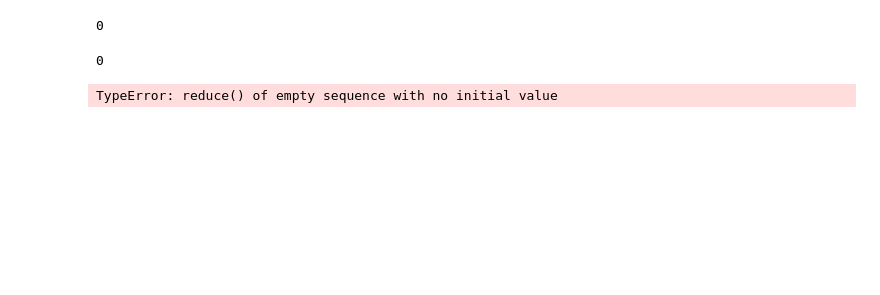
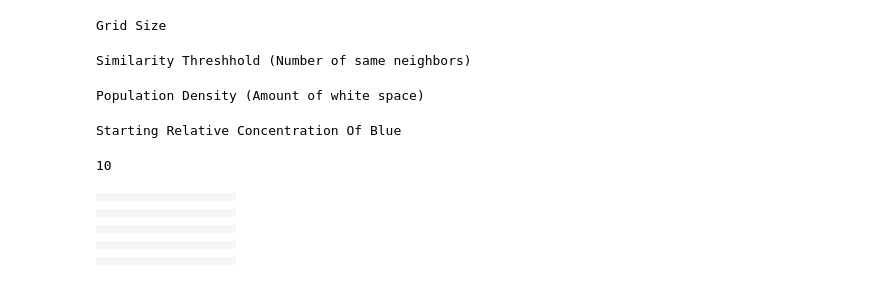
Before and after one commit to jhaslema/PHYS202-S14, a Jupyter notebook: SchellingModel.ipynb, the cells around one changed output. Saved outputs shown, nothing was run; the diff lists cells and outputs as text; code cells hidden in the pictures; blank space fills up the shorter version.

```diff
--- a/SchellingModel.ipynb
+++ b/SchellingModel.ipynb
@@ -10,14 +8,40 @@ WARNING: pylab import has clobbered these variables: ['interactive', 'grid']
 # %%
-gridSize = widgets.IntSliderWidget(min = 1,max = 40,stepsize=1,descripton = "Grid Size")
+print "Grid Size" #Set the wanted Grid Size from user
+gridSize = widgets.IntSliderWidget(min = 1,max = 40,stepsize=1,name = "Grid Size")
 display(gridSize)
-print gridSize.value
 # %% [output]
-0
+Grid Size
-# %%
-print gridSize.value
-grid = BlockGrid(gridSize.value,gridSize.value,fill =(255, 240, 255))
-grid.show()
-v2 = interact(scatter_plot,gridSize(min=1,max=50,stepsize = 1))
-# %% [output]
-0
-TypeError: reduce() of empty sequence with no initial value
+# %%
+print "Similarity Threshhold (Number of same neighbors)" #Set the wanted Similarity Threshold
+threshold = widgets.IntSliderWidget(min = 0,max = 8,stepsize=1,name = "Grid Size")
+display(threshold)
+# %% [output]
+Similarity Threshhold (Number of same neighbors)
+# %%
+print "Population Density (Amount of white space)" #Set the wanted Population Density(%)
+density = widgets.IntSliderWidget(min = 0,max = 100,stepsize=1,name = "Grid Size")
+display(density)
+# %% [output]
+Population Density (Amount of white space)
+# %%
+print "Starting Relative Concentration Of Blue" #Set the wanted Relative Concentration
+concentration = widgets.IntSliderWidget(min = 0,max = 100,stepsize=1,name = "Grid Size")
+display(concentration)
+# %% [output]
+Starting Relative Concentration Of Blue
+# %%
+print gridSize.value
+grid = initializeGrid(gridSize,density,concentration)
+grid.show()
+# %% [output]
+10
+|  |  |  |  |  |  |  |  |  |  |
+|  |  |  |  |  |  |  |  |  |  |
+|  |  |  |  |  |  |  |  |  |  |
+|  |  |  |  |  |  |  |  |  |  |
+|  |  |  |  |  |  |  |  |  |  |
+|  |  |  |  |  |  |  |  |  |  |
+|  |  |  |  |  |  |  |  |  |  |
+|  |  |  |  |  |  |  |  |  |  |
+|  |  |  |  |  |  |  |  |  |  |
+|  |  |  |  |  |  |  |  |  |  |
```
Also changed, not shown: parts of 2 cells of this notebook, 1 other file.
